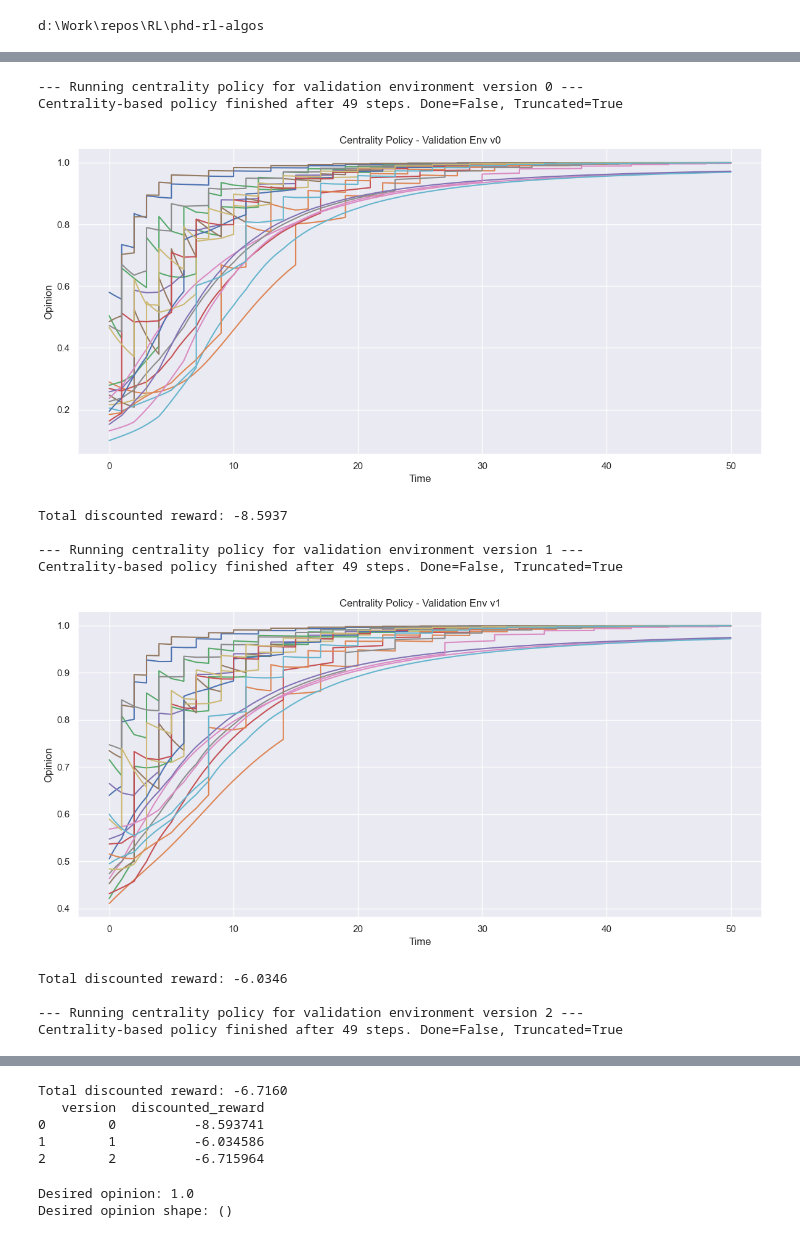
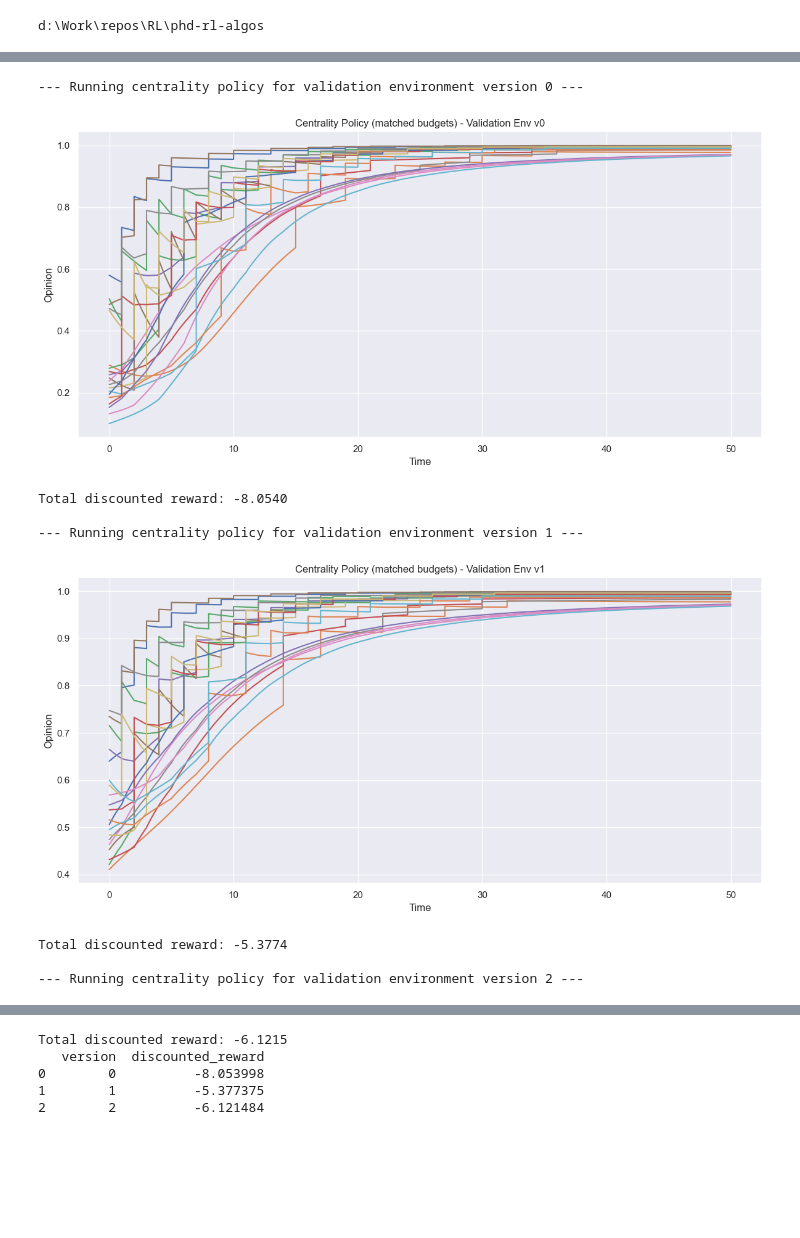
Before and after one commit to mariusdgm/phd-rl-algos, a Jupyter notebook: dqn/opinion_dynamics/experiments/baseline_dp_head_to_head.ipynb, the cells around one changed output, grey strips where cells are left out. Saved outputs shown, nothing was run; the diff lists cells and outputs as text; code cells hidden in the pictures; blank space fills up the shorter version.

```diff
--- a/dqn/opinion_dynamics/experiments/baseline_dp_head_to_head.ipynb
+++ b/dqn/opinion_dynamics/experiments/baseline_dp_head_to_head.ipynb
@@ -110,52 +252,51 @@ print(sum(rewards))
 # %%
 # --- Parameters ---
 num_steps = 100
 gamma = 0.99
-available_budget = 2
-nx = 2  # required for control vector construction
+nx = 2
 
 factory = EnvironmentFactory()
 results = []
 
 env_versions = factory.validation_versions
 # env_versions = [0]
 
+# Ensure df_actions exists (from your agent run):
+df_actions = pd.concat(df_actions_list, ignore_index=True)
+
 for version in range(len(env_versions)):
     print(f"\n--- Running centrality policy for validation environment version {version} ---")
-
     env = factory.get_validation_env(version=version)
 
-    # --- Run centrality-based policy ---
-    opinions_over_time, time_points, rewards, actions, intermediary_states = run_centrality_policy(
-        env,
-        available_budget=available_budget,
-        max_steps=num_steps
+    # NEW: build per-step budget schedule from the agent’s actions
+    budget_schedule = build_budget_schedule_from_df(df_actions, version=version, num_steps=num_steps, fill=0.0)
+
+    # If your agent actions were normalized (e.g., sum equals β in [0,1]),
+    # and centrality expects the same units, keep scale=1.0.
+    # Otherwise you can rescale: budget_schedule = available_budget * budget_schedule
+    # budget_schedule = available_budget * budget_schedule
+
+    # NEW: run centrality with the schedule
+    opinions_over_time, time_points, rewards, actions, intermediary_states = run_centrality_policy_with_schedule(
+        env, budget_schedule=budget_schedule, max_steps=num_steps
     )
 
-    # --- Flatten intermediate states for plotting ---
     flat_states, flat_times = flatten_intermediate_states_np(intermediary_states, env.t_campaign, env.t_s)
+    plot_opinions_over_time(flat_states, flat_times, title=f"Centrality Policy (matched budgets) - Validation Env v{version}")
 
-    # --- Plot ---
-    plot_opinions_over_time(flat_states, flat_times, title=f"Centrality Policy - Validation Env v{version}")
-
-    # --- Discounted reward ---
     total_value = sum((gamma ** i) * r for i, r in enumerate(rewards))
     print(f"Total discounted reward: {total_value:.4f}")
     results.append({"version": version, "discounted_reward": total_value})
 
-# --- Print summary table ---
-df_results = pd.DataFrame(results)
-print(df_results)
+df_results_centrality = pd.DataFrame(results)
+print(df_results_centrality)
 # %% [output]
 --- Running centrality policy for validation environment version 0 ---
-Centrality-based policy finished after 49 steps. Done=False, Truncated=True
-[figure, old version]
+[figure, new version]
-Total discounted reward: -8.5937
+Total discounted reward: -8.0540
 
 --- Running centrality policy for validation environment version 1 ---
-Centrality-based policy finished after 49 steps. Done=False, Truncated=True
-[figure, old version]
+[figure, new version]
-Total discounted reward: -6.0346
+Total discounted reward: -5.3774
 
 --- Running centrality policy for validation environment version 2 ---
-Centrality-based policy finished after 49 steps. Done=False, Truncated=True
@@ -163,11 +304,5 @@ Centrality-based policy finished after 49 steps. Done=False, Truncated=True
-Total discounted reward: -6.7160
+Total discounted reward: -6.1215
    version  discounted_reward
-0        0          -8.593741
-1        1          -6.034586
-2        2          -6.715964
+0        0          -8.053998
+1        1          -5.377375
+2        2          -6.121484
-# %%
-print("Desired opinion:", env.desired_opinion)
-print("Desired opinion shape:", np.shape(env.desired_opinion))
-# %% [output]
-Desired opinion: 1.0
-Desired opinion shape: ()
```
Also changed, not shown: parts of 21 cells of this notebook, 11 other files.
